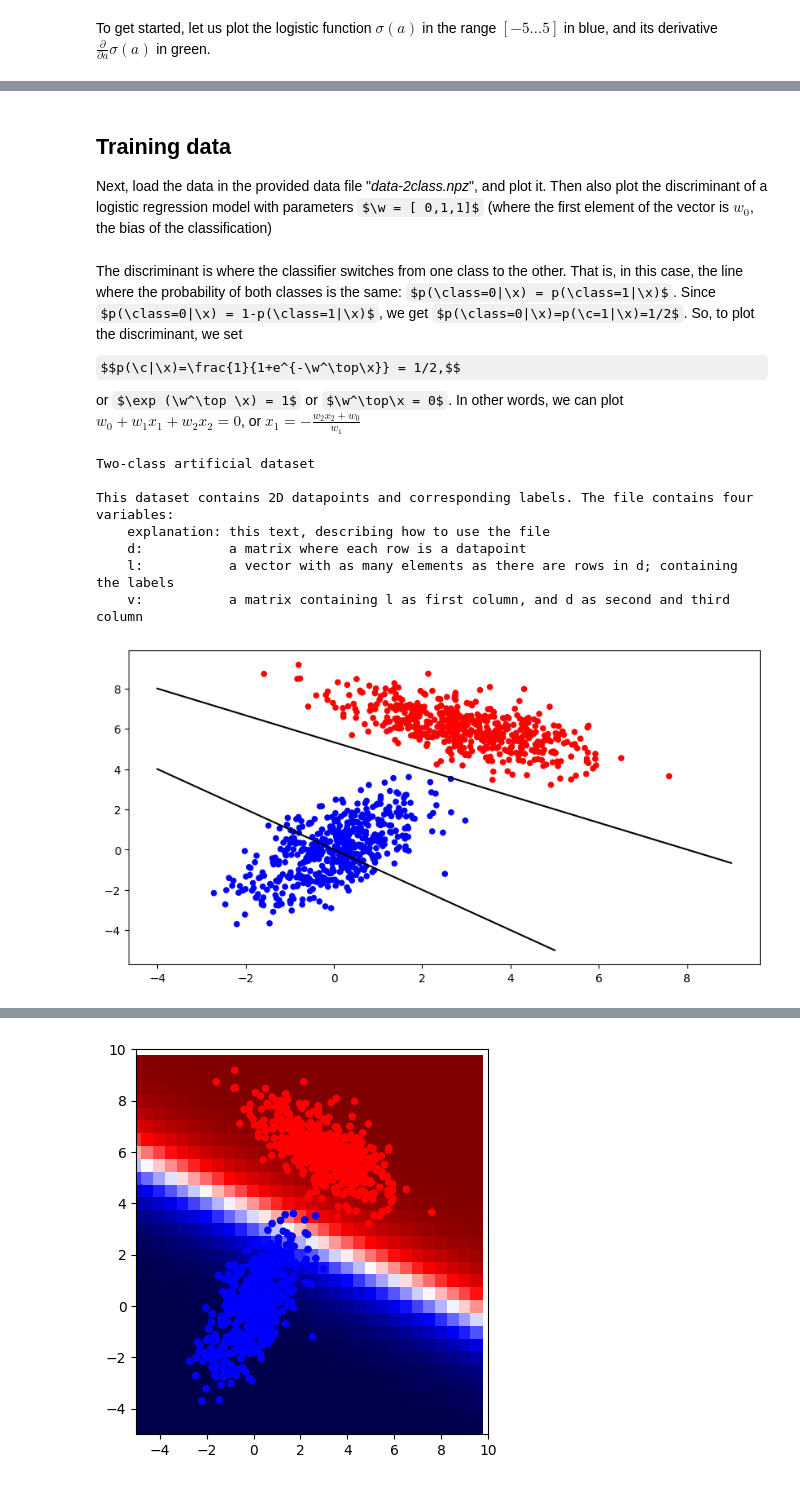
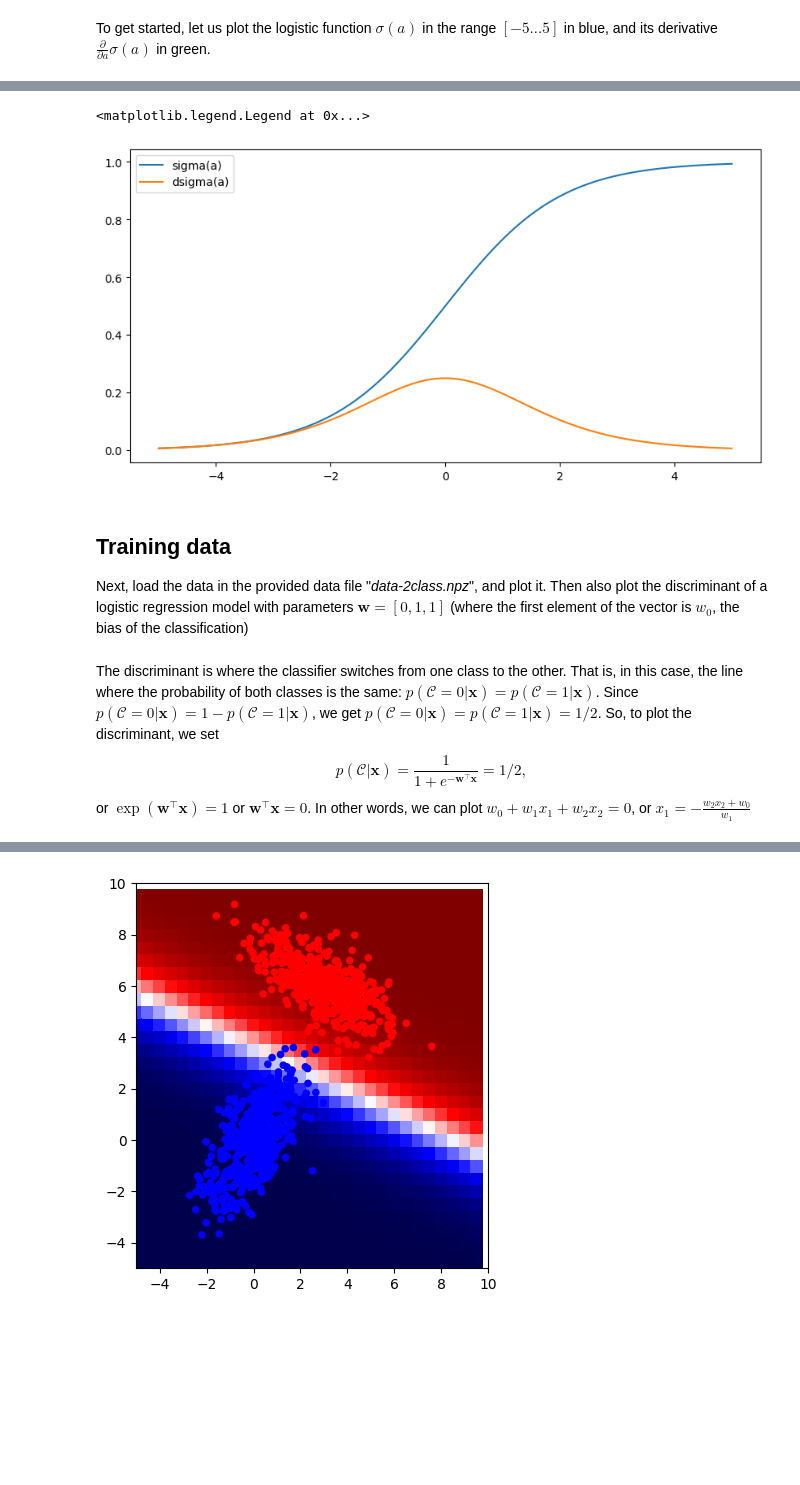
Before and after one commit to LeTartap/ML1-Group-3-Labs, a Jupyter notebook: pythonProject1/Lab2/Lab 2 - Handout 2024.ipynb, the cells around one changed output, grey strips where cells are left out. Cells and saved outputs as stored; diff of their text form; code cells hidden in the pictures; some formulas as TeX source; blank space fills up the shorter version.

```diff
--- a/pythonProject1/Lab2/Lab 2 - Handout 2024.ipynb
+++ b/pythonProject1/Lab2/Lab 2 - Handout 2024.ipynb
@@ -50,25 +45,24 @@ To get started, let us plot the logistic function $\sigma(a)$ in the range $[-5\
+# %%
+# Your code comes here
+# plot the logistic function and its derivative
+def sigma(a):
+    return 1/(1+np.exp(-a))
+def dsigma(a):
+    return sigma(a)*(1-sigma(a))
+
+a = np.linspace(-5,5,100)
+
+plt.plot(a,sigma(a),label='sigma(a)')
+plt.plot(a,dsigma(a),label='dsigma(a)')
+plt.legend()
+# %% [output]
+<matplotlib.legend.Legend at 0x...>
+[figure, added]
 # %% [markdown]
 ## Training data
 
-Next, load the data in the provided data file "*data-2class.npz*", and plot it. Then also plot the discriminant of a logistic regression model with parameters $\w = [ 0,1,1]$ (where the first element of the vector is $w_0$, the bias of the classification)
+Next, load the data in the provided data file "*data-2class.npz*", and plot it. Then also plot the discriminant of a logistic regression model with parameters $\mathbf{w} = [ 0,1,1]$ (where the first element of the vector is $w_0$, the bias of the classification)
 # %% [markdown]
-The discriminant is where the classifier switches from one class to the other. That is, in this case, the line where the probability of both classes is the same: $p(\class=0|\x) = p(\class=1|\x)$. Since $p(\class=0|\x) = 1-p(\class=1|\x)$, we get $p(\class=0|\x)=p(\c=1|\x)=1/2$. So, to plot the discriminant, we set $$p(\c|\x)=\frac{1}{1+e^{-\w^\top\x}} = 1/2,$$
-or $\exp (\w^\top \x) = 1$ or $\w^\top\x = 0$. In other words, we can plot
+The discriminant is where the classifier switches from one class to the other. That is, in this case, the line where the probability of both classes is the same: $p(\mathcal{C}=0|\mathbf{x}) = p(\mathcal{C}=1|\mathbf{x})$. Since $p(\mathcal{C}=0|\mathbf{x}) = 1-p(\mathcal{C}=1|\mathbf{x})$, we get $p(\mathcal{C}=0|\mathbf{x})=p(\mathcal{C}=1|\mathbf{x})=1/2$. So, to plot the discriminant, we set $$p(\mathcal{C}|\mathbf{x})=\frac{1}{1+e^{-\mathbf{w}^\top\mathbf{x}}} = 1/2,$$
+or $\exp (\mathbf{w}^\top \mathbf{x}) = 1$ or $\mathbf{w}^\top\mathbf{x} = 0$. In other words, we can plot
 $w_0+w_1x_1 + w_2x_2 = 0$, or $x_1 = -\frac{w_2x_2+w_0}{w_1}$
-# %%
-data = np.load("Lab1/data-2class.npz")
-d = data['d']
-l = data['l']
-print (data['explanation'])
-
-# Your code comes here
-# %% [output]
-Two-class artificial dataset
-
-This dataset contains 2D datapoints and corresponding labels. The file contains four
-variables:
-    explanation: this text, describing how to use the file
-    d:           a matrix where each row is a datapoint
-    l:           a vector with as many elements as there are rows in d; containing the labels
-    v:           a matrix containing l as first column, and d as second and third column
-[figure, removed]
```
Also changed, not shown: parts of 13 cells of this notebook, 13 other files.
